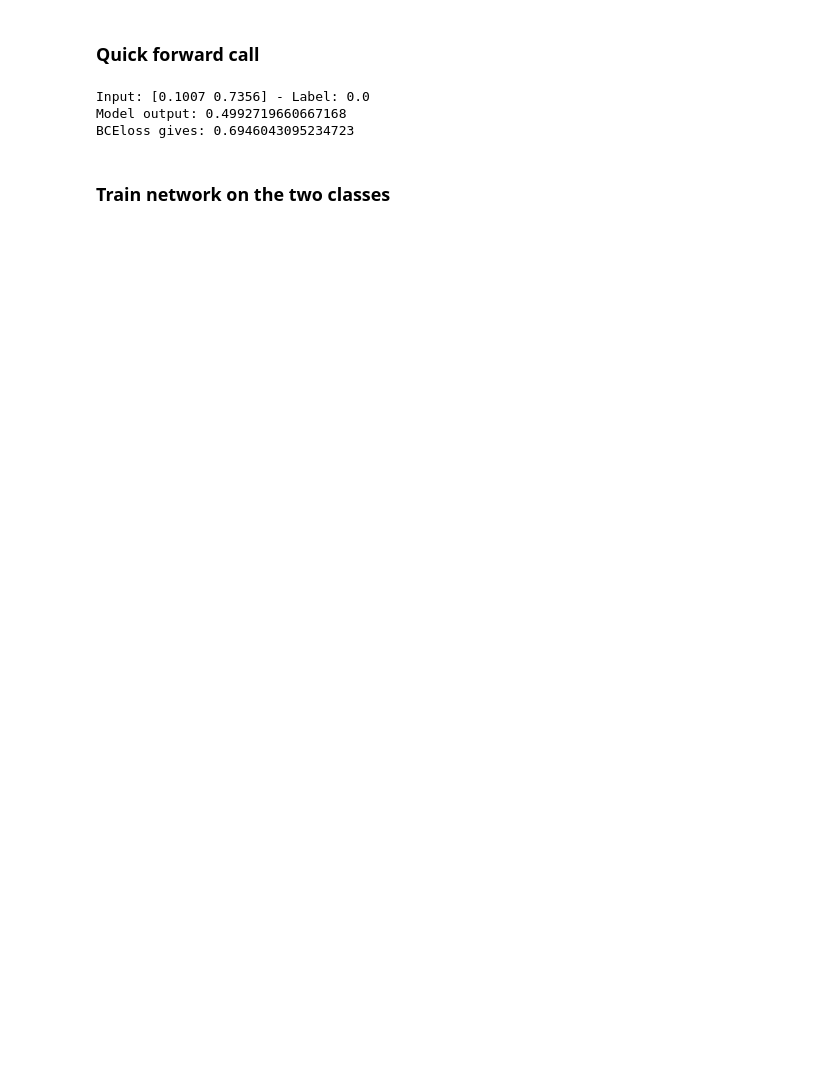
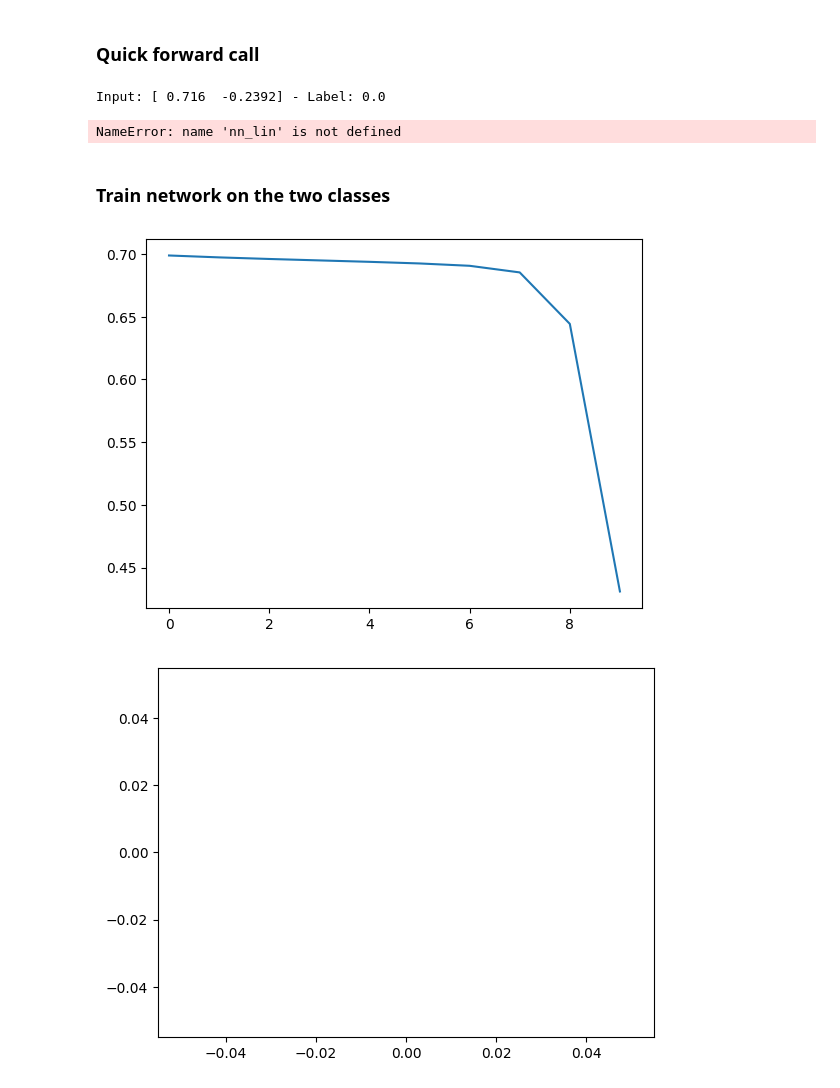
Before and after one commit to hkolstee/FeedforwardNN_from_scratch, a Jupyter notebook: feedforward.ipynb, the cells around one changed output. Drawn from its saved outputs; the diff is of its cells as text; code cells hidden in the pictures; blank space fills up the shorter version.

```diff
--- a/feedforward.ipynb
+++ b/feedforward.ipynb
@@ -63,0 +54,16 @@ for i in range(len(weights)):
+# %%
+# First network, used on the linear data
+nn_lin = FeedForwardNN(input_size = 2, output_size = 1, nr_layers = 2, hidden_units = [3, 3], activation = "relu", output_activation = "sigmoid")
+weights = nn_lin.weights()
+print("First network weights, used on the linear data:")
+for i in range(len(weights)):
+    print(weights[i].shape)
+    print(weights[i])
+
+# Second network, used on the circular data
+nn_circ = FeedForwardNN(input_size = 2, output_size = 1, nr_layers = 3, hidden_units = [10, 10, 10], activation = "relu", output_activation = "sigmoid")
+weights = nn_circ.weights()
+print("\nSecond network weights, used on the circular data:")
+for i in range(len(weights)):
+    print(weights[i].shape)
+    print(weights[i])
@@ -64,16 +88,15 @@ for i in range(len(weights)):
 # %% [markdown]
 ### Quick forward call
 # %%
-input = class1[0][0:2]
-print("Input:", input, "- Label:", class1[0][2])
-output = nn.forward(input)
+input = data_linear[0][0:2]
+print("Input:", input, "- Label:", data_linear[0][2])
+output = nn_lin.forward(input)
 print("Model output:", output[0])
 loss = BCELoss(output[0], 1)
 print("BCEloss gives:", loss)
 # %% [output]
-Input: [0.1007 0.7356] - Label: 0.0
-Model output: 0.4992719660667168
-BCEloss gives: 0.6946043095234723
+Input: [ 0.716  -0.2392] - Label: 0.0
+NameError: name 'nn_lin' is not defined
 # %% [markdown]
 ### Train network on the two classes
 # %%
@@ -107,3 +160,9 @@ for epoch in range(nr_epochs):
 # %%
-plt.plot(loss)
+plt.plot(loss_linear)
 plt.show()
+
+plt.plot(loss_circular)
+plt.show()
+# %% [output]
+[figure, added]
+[figure, added]
```
Also changed, not shown: parts of 7 cells of this notebook, 1 other file.
